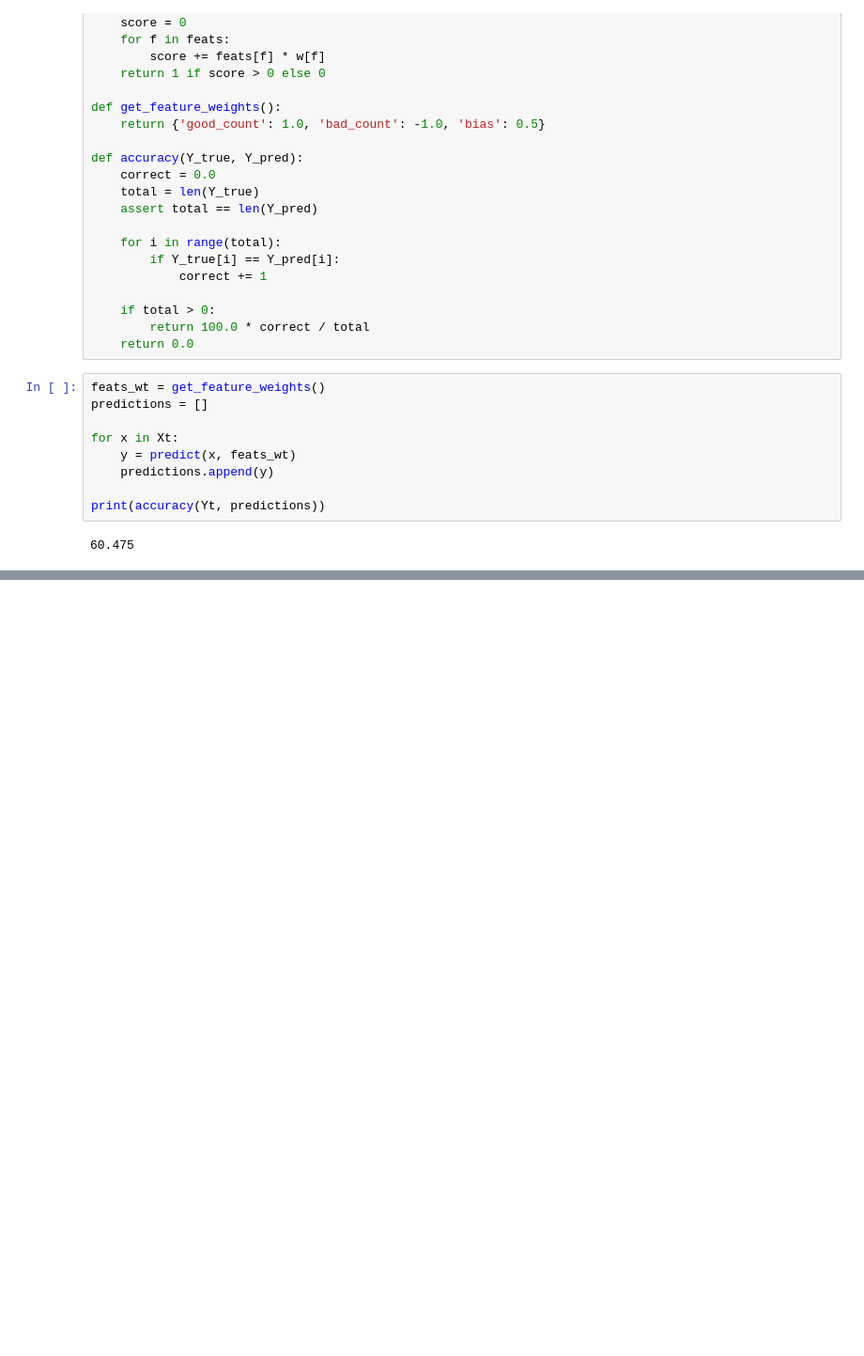
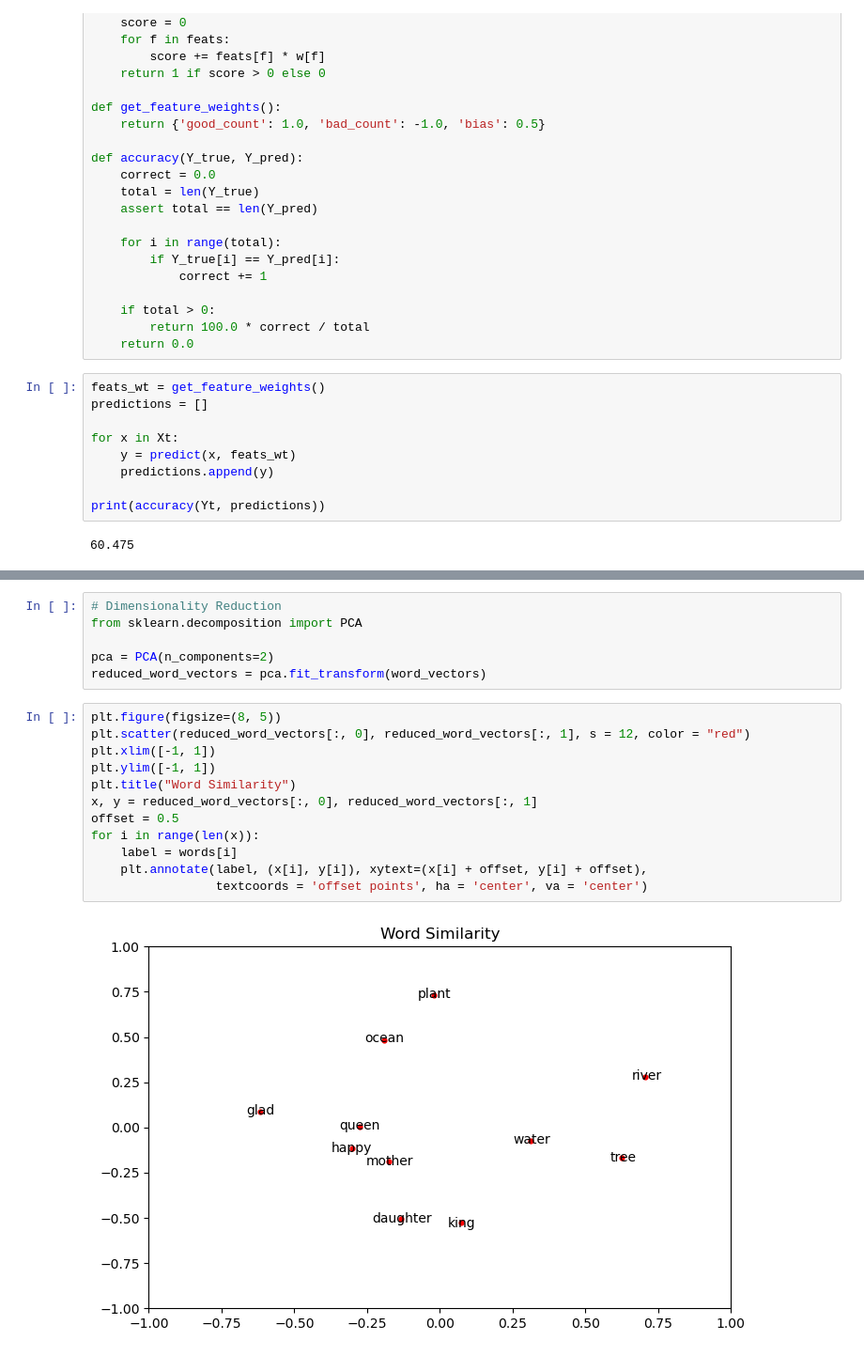
Before and after one commit to kmAyush/ML-by-practice, a Jupyter notebook: NLP/Sentiment_Classifier.ipynb, the cells around one changed output, grey strips where cells are left out. Shown at 94% size. Drawn from its saved outputs; the diff is of its cells as text; blank space fills up the shorter version.

```diff
--- a/NLP/Sentiment_Classifier.ipynb
+++ b/NLP/Sentiment_Classifier.ipynb
@@ -163,0 +585,20 @@ ax.set_ylim(-2, 2)
+# %%
+# Dimensionality Reduction
+from sklearn.decomposition import PCA
+
+pca = PCA(n_components=2)
+reduced_word_vectors = pca.fit_transform(word_vectors)
+# %%
+plt.figure(figsize=(8, 5))
+plt.scatter(reduced_word_vectors[:, 0], reduced_word_vectors[:, 1], s = 12, color = "red")
+plt.xlim([-1, 1])
+plt.ylim([-1, 1])
+plt.title("Word Similarity")
+x, y = reduced_word_vectors[:, 0], reduced_word_vectors[:, 1]
+offset = 0.5
+for i in range(len(x)):
+    label = words[i]
+    plt.annotate(label, (x[i], y[i]), xytext=(x[i] + offset, y[i] + offset),
+                 textcoords = 'offset points', ha = 'center', va = 'center')
+# %% [output]
+[figure, added]
```
Also changed, not shown: parts of 56 cells of this notebook, 3 other files.
